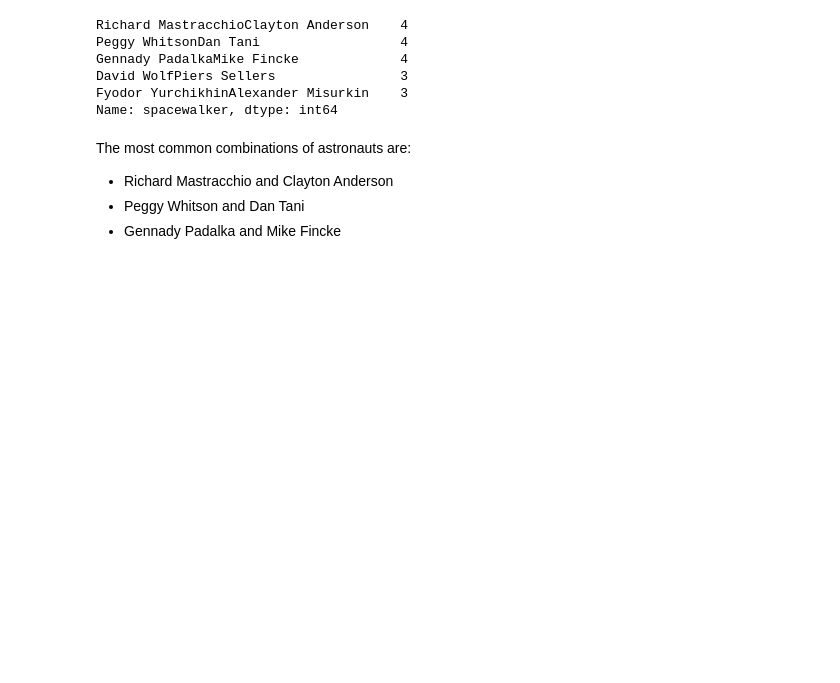
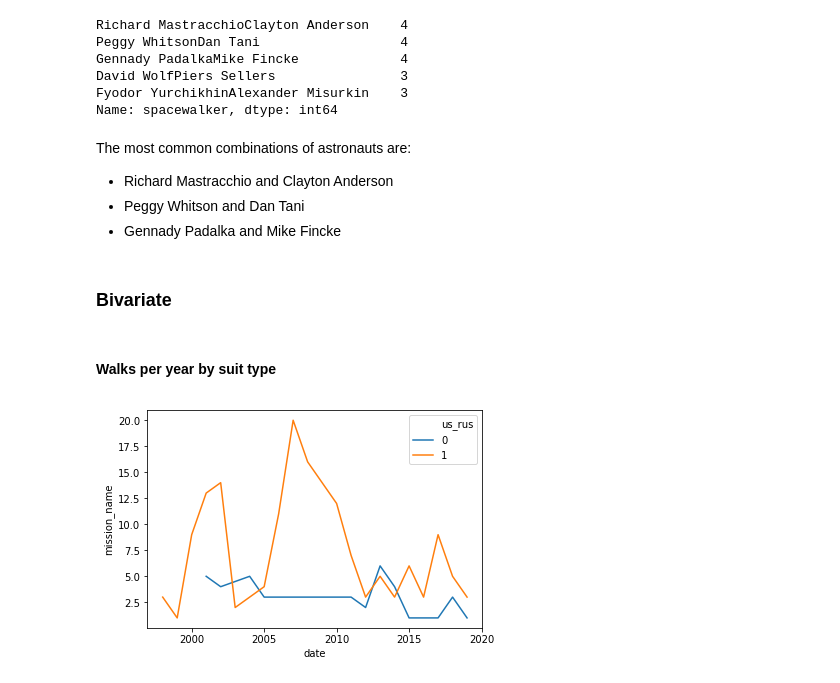
Before and after one commit to rebeccaebarnes/spacewalks, a Jupyter notebook: spacewalks.ipynb, the cells around one changed output. Saved outputs shown, nothing was run; the diff lists cells and outputs as text; code cells hidden in the pictures; blank space fills up the shorter version.

Commit message:
eda: Complete walks by suit and year viz

```diff
--- a/spacewalks.ipynb
+++ b/spacewalks.ipynb
@@ -1193,3 +1189,14 @@ The most common combinations of astronauts are:
 - Richard Mastracchio and Clayton Anderson
 - Peggy Whitson and Dan Tani
 - Gennady Padalka and Mike Fincke
+# %% [markdown]
+### Bivariate
+# %% [markdown]
+#### Walks per year by suit type
+# %%
+year_and_suit = df_short.groupby([per_year, 'us_rus'])['mission_name'].count().reset_index()
+year_and_suit['date'] = year_and_suit['date'].astype(str).astype(int)
+
+sns.lineplot(data=year_and_suit, x='date', y='mission_name', hue='us_rus');
+# %% [output]
+[figure, added]
```
Also changed, not shown: parts of 13 cells of this notebook.
